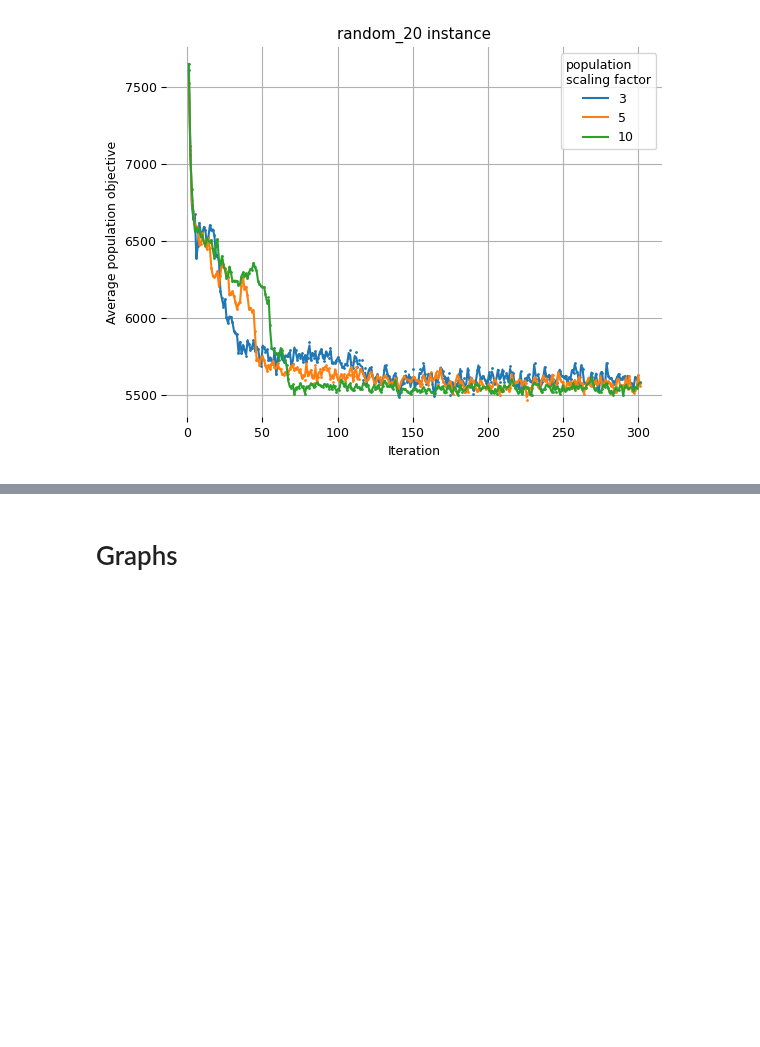
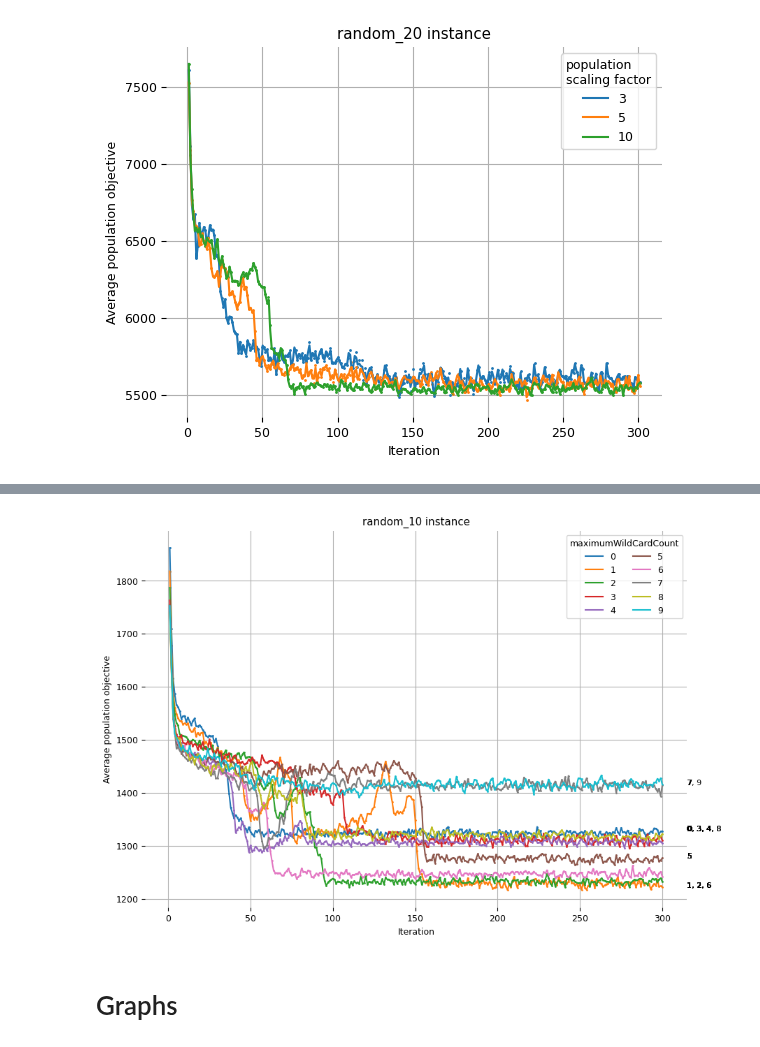
Before and after one commit to TaIos/master-thesis, a Jupyter notebook: src/notebooks/graphs.ipynb, the cells around one changed output, grey strips where cells are left out. Saved outputs shown, nothing was run; the diff lists cells and outputs as text; code cells hidden in the pictures; blank space fills up the shorter version.

```diff
--- a/src/notebooks/graphs.ipynb
+++ b/src/notebooks/graphs.ipynb
@@ -449,3 +506,18 @@ for name in dfPopSize.name.unique():
+# %%
+turnSpinesOff()
+plt.rcParams.update({'font.size': 9})
+dfWildTS = dfWild.groupby([dfWild.name, dfWild.maximumWildCardCount])['avgObjTS'].mean()
+
+for name in dfWild.name.unique():
+    plt.figure(figsize=(10,7))
+    for maximumWildCardCount in dfWild.maximumWildCardCount.unique():
+        ts = dfWildTS[name, maximumWildCardCount]
+        plotter(x=range(1, len(ts)+1)[:300], y=ts[:300], label=maximumWildCardCount, title=f'{name} instance', legendTitle='maximumWildCardCount', scatterDotSize=1,
+               fontsize=9, xlabel='Iteration', ylabel='Average population objective', ncol=2, annotateEndOfLines=True)
+    plt.savefig(f'figures2/maximum_wild_card_count_performance_{name}.pdf')
+    plt.show()
+# %% [output]
+[figure, added]
 # %% [markdown]
 # Graphs
 # %% [markdown]
```
Also changed, not shown: parts of 7 cells of this notebook, 7 other files.
